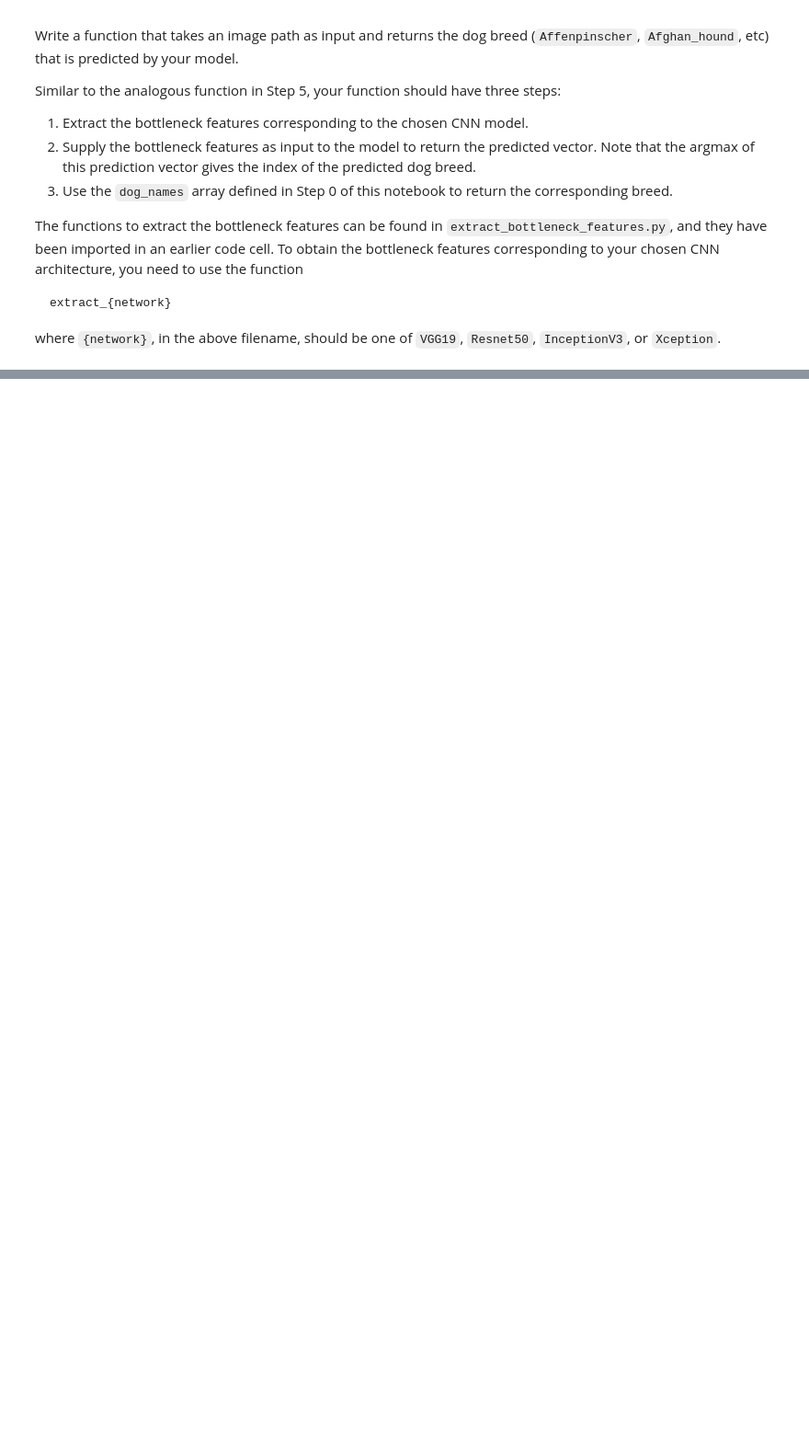
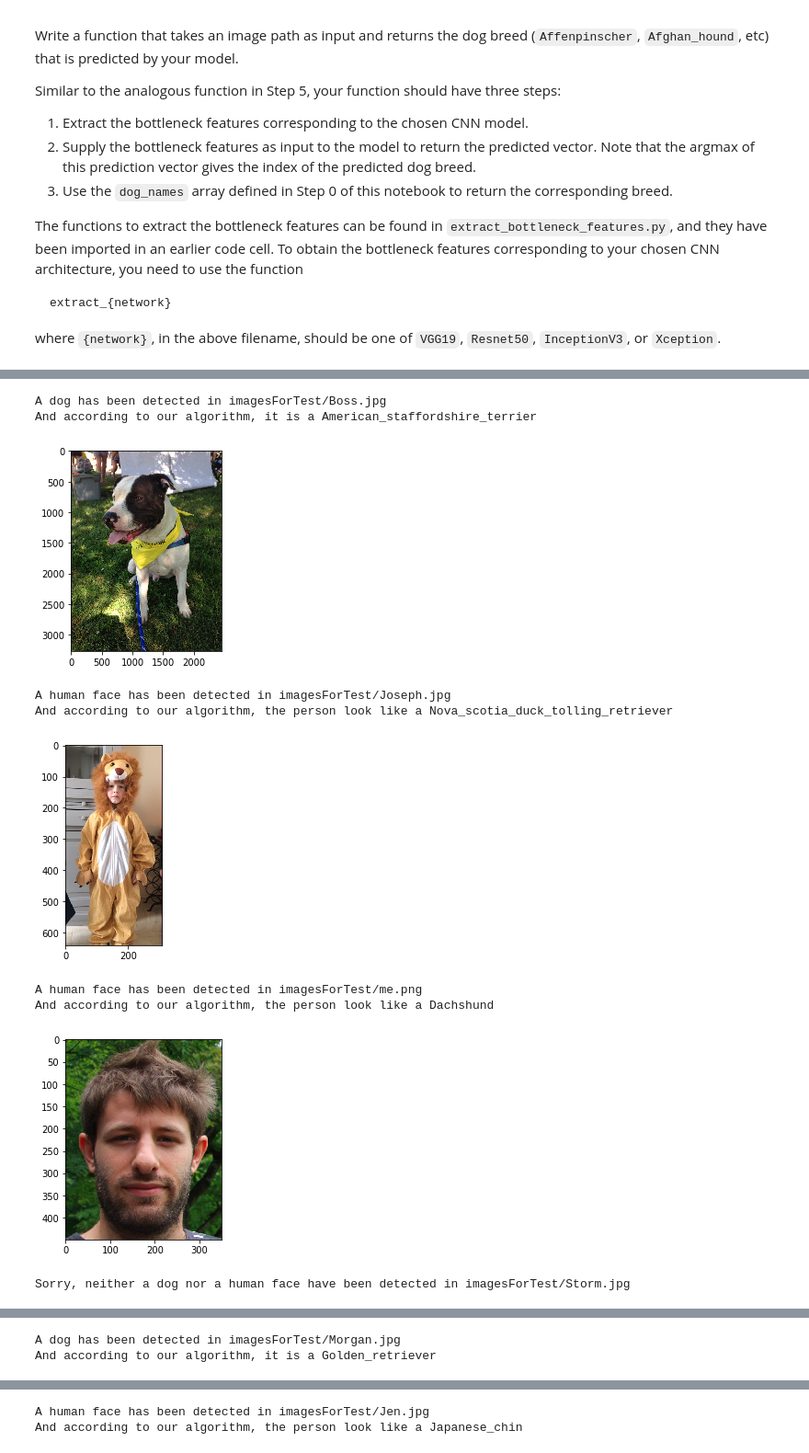
Before and after one commit to rouille/DogBreed, a Jupyter notebook: dog_app.ipynb, the cells around one changed output, grey strips where cells are left out. Shown at 92% size. Drawn from its saved outputs; the diff is of its cells as text; code cells hidden in the pictures; blank space fills up the shorter version.

```diff
--- a/dog_app.ipynb
+++ b/dog_app.ipynb
@@ -402,8 +404,11 @@ model.add(Conv2D(filters = 32, kernel_size = 2, activation = 'relu') )
 model.add(MaxPooling2D(pool_size = 2) )
 model.add(Conv2D(filters = 64, kernel_size = 2, activation = 'relu') )
 model.add(MaxPooling2D(pool_size = 2) )
-model.add(GlobalAveragePooling2D() )
-model.add(Dense(133, activation = 'softmax'))
+model.add(Dropout(0.25))
+model.add(Flatten() )
+model.add(Dense(250, activation = 'relu') )
+model.add(Dropout(0.25) )
+model.add(Dense(133, activation = 'softmax') )
 
 model.summary()
 # %% [output]
@@ -439,12 +444,11 @@ from keras.callbacks import ModelCheckpoint
 
 ### TODO: specify the number of epochs that you would like to use to train the model.
 
-epochs = 20
+epochs = 5
 
 ### Do NOT modify the code below this line.
-
-checkpointer = ModelCheckpoint(filepath = 'saved_models/weights.best.from_scratch.hdf5',
-                               verbose = 1, save_best_only = True)
+#'saved_models/weights.best.from_scratch.hdf5',
+checkpointer = ModelCheckpoint(filepath = 'saved_models/weights.best.mine.hdf5', verbose = 1, save_best_only = True)
 
 model.fit(train_tensors, train_targets, validation_data = (valid_tensors, valid_targets),
           epochs = epochs, batch_size = 20, callbacks = [checkpointer], verbose = 1)
@@ -640,9 +652,10 @@ Train your model in the code cell below.  Use model checkpointing to save the mo
 
 You are welcome to [augment the training data](https://blog.keras.io/building-powerful-image-classification-models-using-very-little-data.html), but this is not a requirement.
 # %%
+from keras.callbacks import ModelCheckpoint
+
 ### TODO: Train the model.
-checkpointer = ModelCheckpoint(filepath = 'saved_models/weights.best.Xception.hdf5',
-                               verbose = 1, save_best_only = True)
+checkpointer = ModelCheckpoint(filepath = 'saved_models/weights.best.Xception.hdf5', verbose = 1, save_best_only = True)
 
 Xception_model.fit(train_Xception, train_targets, validation_data = (valid_Xception, valid_targets),
                    epochs = 20, batch_size = 20, callbacks = [checkpointer], verbose = 1)
@@ -709,27 +743,27 @@ Some sample output for our algorithm is provided below, but feel free to design
 
 ### (IMPLEMENTATION) Write your Algorithm
 # %%
-import matplotlib.image as mpimg
+import cv2
+import matplotlib.pyplot as plt
 %matplotlib inline
 
 ### TODO: Write your algorithm.
 def dog_app(img_path):
+    img = cv2.cvtColor(cv2.imread(img_path), cv2.COLOR_BGR2RGB)
+    plt.imshow(img)
     if dog_detector(img_path):
-        print("A dog has been detected in the image")
+        print('A dog has been detected in', img_path)
         breed = Xception_predict_breed(img_path)
         print('And according to our algorithm, it is a', breed)
-        img = mpimg.imread(img_path)
-        plt.imshow(img)
         plt.show()
     elif face_detector(haar_face_cascade, img_path):
-        print("A human face has been detected in the image")
+        print('A human face has been detected in', img_path)
         breed = Xception_predict_breed(img_path)
         print('And according to our algorithm, the person look like a', breed)
-        img = mpimg.imread(img_path)
-        plt.imshow(img)
         plt.show()
     else:
-        print('Sorry, neither a dog nor a human face have been detected in the image')
+        print('Sorry, neither a dog nor a human face have been detected in', img_path)
+        plt.show()
 # %% [markdown]
 ---
 <a id='step7'></a>
@@ -747,4 +781,21 @@ __Answer:__
 # %%
 ## TODO: Execute your algorithm from Step 6 on
 ## at least 6 images on your computer.
 ## Feel free to use as many code cells as needed.
+import os
+
+dir = "imagesForTest"
+for file in os.listdir(dir):
+    if file.endswith(".jpg") or file.endswith(".png"):
+        dog_app(os.path.join(dir, file) )
+# %% [output]
+A dog has been detected in imagesForTest/Boss.jpg
+And according to our algorithm, it is a American_staffordshire_terrier
+[figure, added]
+A human face has been detected in imagesForTest/Joseph.jpg
+And according to our algorithm, the person look like a Nova_scotia_duck_tolling_retriever
+[figure, added]
+A human face has been detected in imagesForTest/me.png
+And according to our algorithm, the person look like a Dachshund
+[figure, added]
+Sorry, neither a dog nor a human face have been detected in imagesForTest/Storm.jpg
@@ -750,0 +803,2 @@ __Answer:__
+A dog has been detected in imagesForTest/Morgan.jpg
+And according to our algorithm, it is a Golden_retriever
@@ -750,0 +806,2 @@ __Answer:__
+A human face has been detected in imagesForTest/Jen.jpg
+And according to our algorithm, the person look like a Japanese_chin
```
Also changed, not shown: parts of 17 cells of this notebook.
